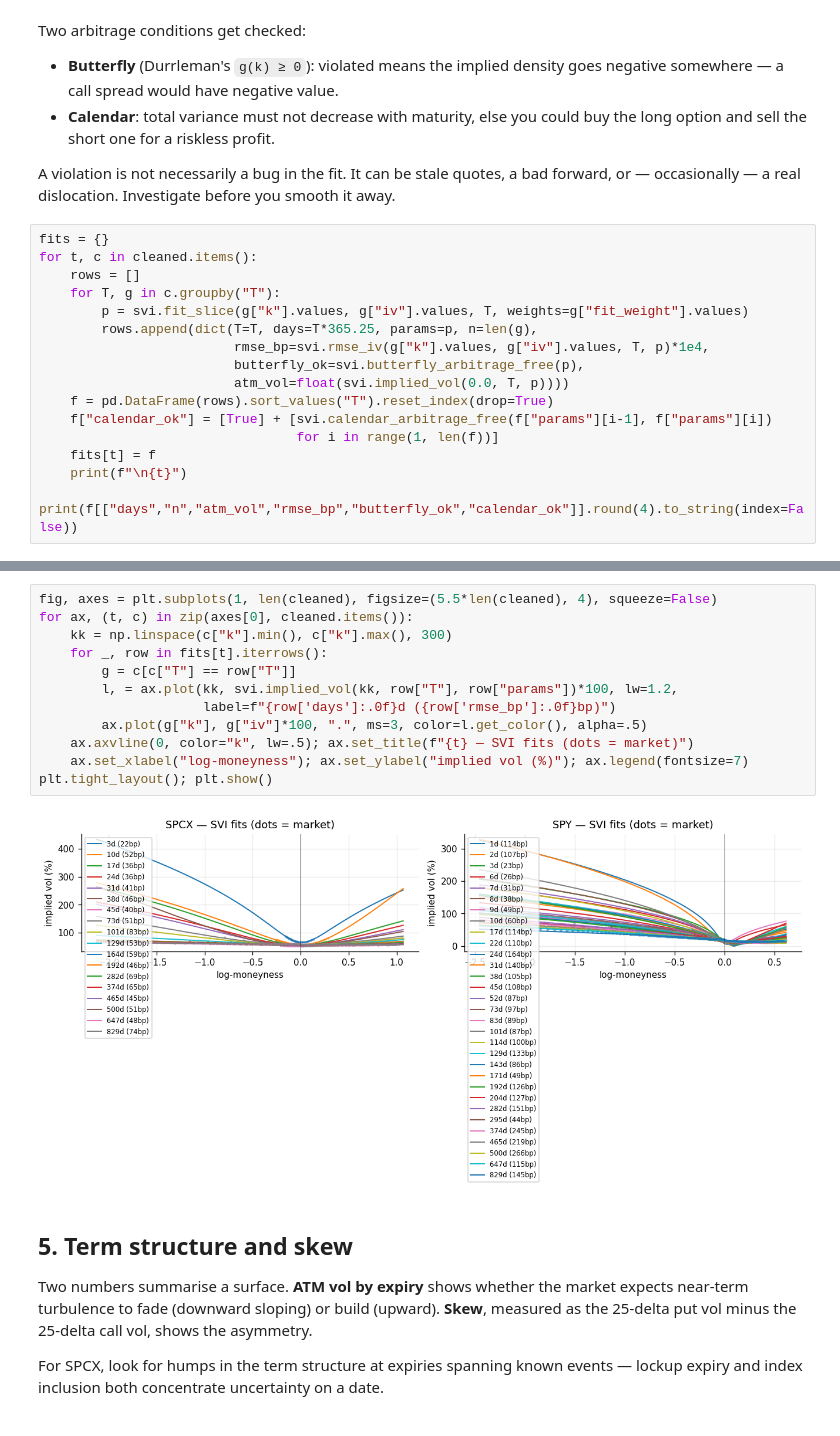
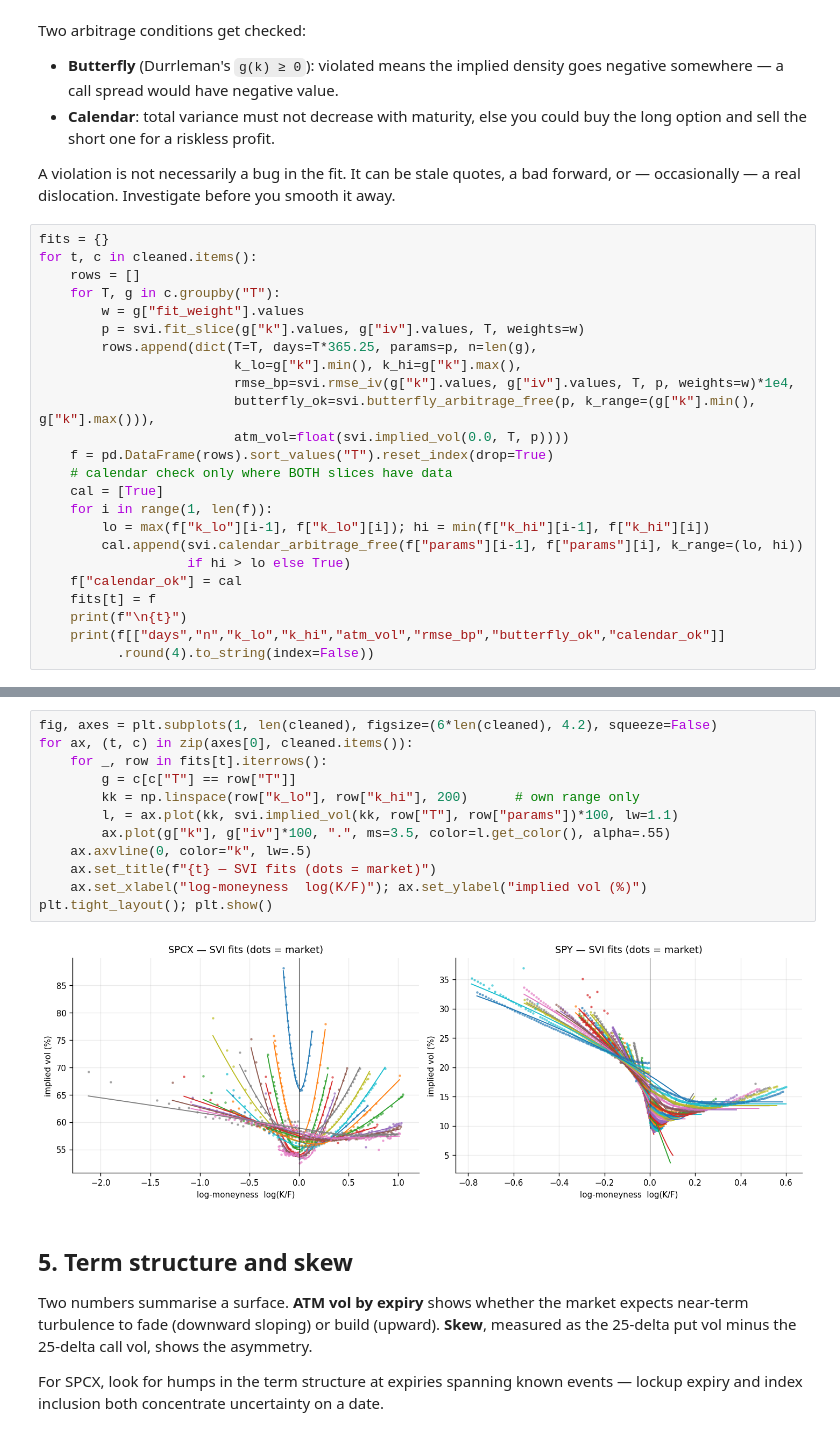
Before and after one commit to aankit1729/spcx-vol-surface, a Jupyter notebook: notebooks/01_surface_evolution.ipynb, the cells around one changed output, grey strips where cells are left out. Saved outputs shown, nothing was run; the diff lists cells and outputs as text.

```diff
--- a/notebooks/01_surface_evolution.ipynb
+++ b/notebooks/01_surface_evolution.ipynb
@@ -140,16 +140,24 @@ fits = {}
 for t, c in cleaned.items():
     rows = []
     for T, g in c.groupby("T"):
-        p = svi.fit_slice(g["k"].values, g["iv"].values, T, weights=g["fit_weight"].values)
+        w = g["fit_weight"].values
+        p = svi.fit_slice(g["k"].values, g["iv"].values, T, weights=w)
         rows.append(dict(T=T, days=T*365.25, params=p, n=len(g),
-                         rmse_bp=svi.rmse_iv(g["k"].values, g["iv"].values, T, p)*1e4,
-                         butterfly_ok=svi.butterfly_arbitrage_free(p),
+                         k_lo=g["k"].min(), k_hi=g["k"].max(),
+                         rmse_bp=svi.rmse_iv(g["k"].values, g["iv"].values, T, p, weights=w)*1e4,
+                         butterfly_ok=svi.butterfly_arbitrage_free(p, k_range=(g["k"].min(), g["k"].max())),
                          atm_vol=float(svi.implied_vol(0.0, T, p))))
     f = pd.DataFrame(rows).sort_values("T").reset_index(drop=True)
-    f["calendar_ok"] = [True] + [svi.calendar_arbitrage_free(f["params"][i-1], f["params"][i])
-                                 for i in range(1, len(f))]
+    # calendar check only where BOTH slices have data
+    cal = [True]
+    for i in range(1, len(f)):
+        lo = max(f["k_lo"][i-1], f["k_lo"][i]); hi = min(f["k_hi"][i-1], f["k_hi"][i])
+        cal.append(svi.calendar_arbitrage_free(f["params"][i-1], f["params"][i], k_range=(lo, hi))
+                   if hi > lo else True)
+    f["calendar_ok"] = cal
     fits[t] = f
     print(f"\n{t}")
-    print(f[["days","n","atm_vol","rmse_bp","butterfly_ok","calendar_ok"]].round(4).to_string(index=False))
+    print(f[["days","n","k_lo","k_hi","atm_vol","rmse_bp","butterfly_ok","calendar_ok"]]
+          .round(4).to_string(index=False))
 # %% [output]
 SPCX
@@ -172,17 +180,17 @@ SPCX
 # %%
-fig, axes = plt.subplots(1, len(cleaned), figsize=(5.5*len(cleaned), 4), squeeze=False)
+fig, axes = plt.subplots(1, len(cleaned), figsize=(6*len(cleaned), 4.2), squeeze=False)
 for ax, (t, c) in zip(axes[0], cleaned.items()):
-    kk = np.linspace(c["k"].min(), c["k"].max(), 300)
     for _, row in fits[t].iterrows():
         g = c[c["T"] == row["T"]]
-        l, = ax.plot(kk, svi.implied_vol(kk, row["T"], row["params"])*100, lw=1.2,
-                     label=f"{row['days']:.0f}d ({row['rmse_bp']:.0f}bp)")
-        ax.plot(g["k"], g["iv"]*100, ".", ms=3, color=l.get_color(), alpha=.5)
-    ax.axvline(0, color="k", lw=.5); ax.set_title(f"{t} — SVI fits (dots = market)")
-    ax.set_xlabel("log-moneyness"); ax.set_ylabel("implied vol (%)"); ax.legend(fontsize=7)
+        kk = np.linspace(row["k_lo"], row["k_hi"], 200)      # own range only
+        l, = ax.plot(kk, svi.implied_vol(kk, row["T"], row["params"])*100, lw=1.1)
+        ax.plot(g["k"], g["iv"]*100, ".", ms=3.5, color=l.get_color(), alpha=.55)
+    ax.axvline(0, color="k", lw=.5)
+    ax.set_title(f"{t} — SVI fits (dots = market)")
+    ax.set_xlabel("log-moneyness  log(K/F)"); ax.set_ylabel("implied vol (%)")
 plt.tight_layout(); plt.show()
 # %% [output]
-[figure, old version]
+[figure, new version]
 # %% [markdown]
 ## 5. Term structure and skew
 
```
Also changed, not shown: parts of 5 cells of this notebook.
